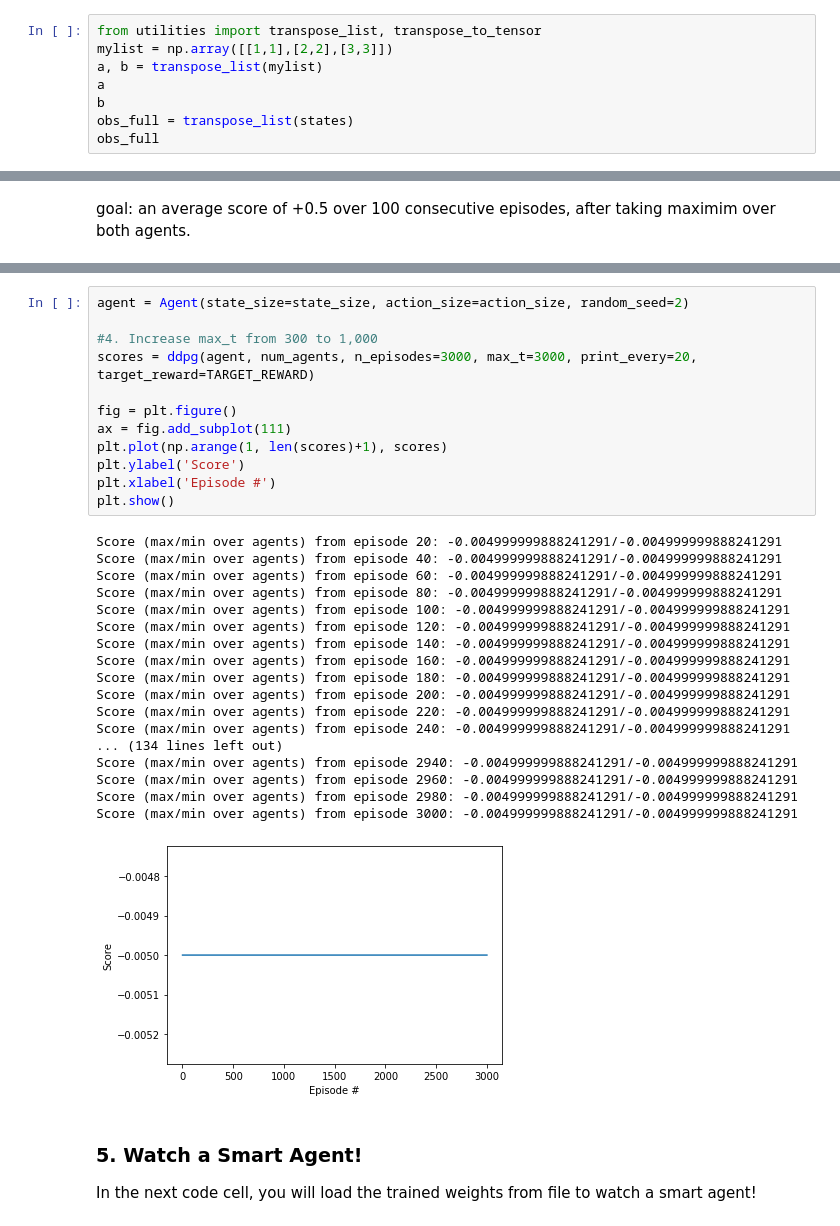
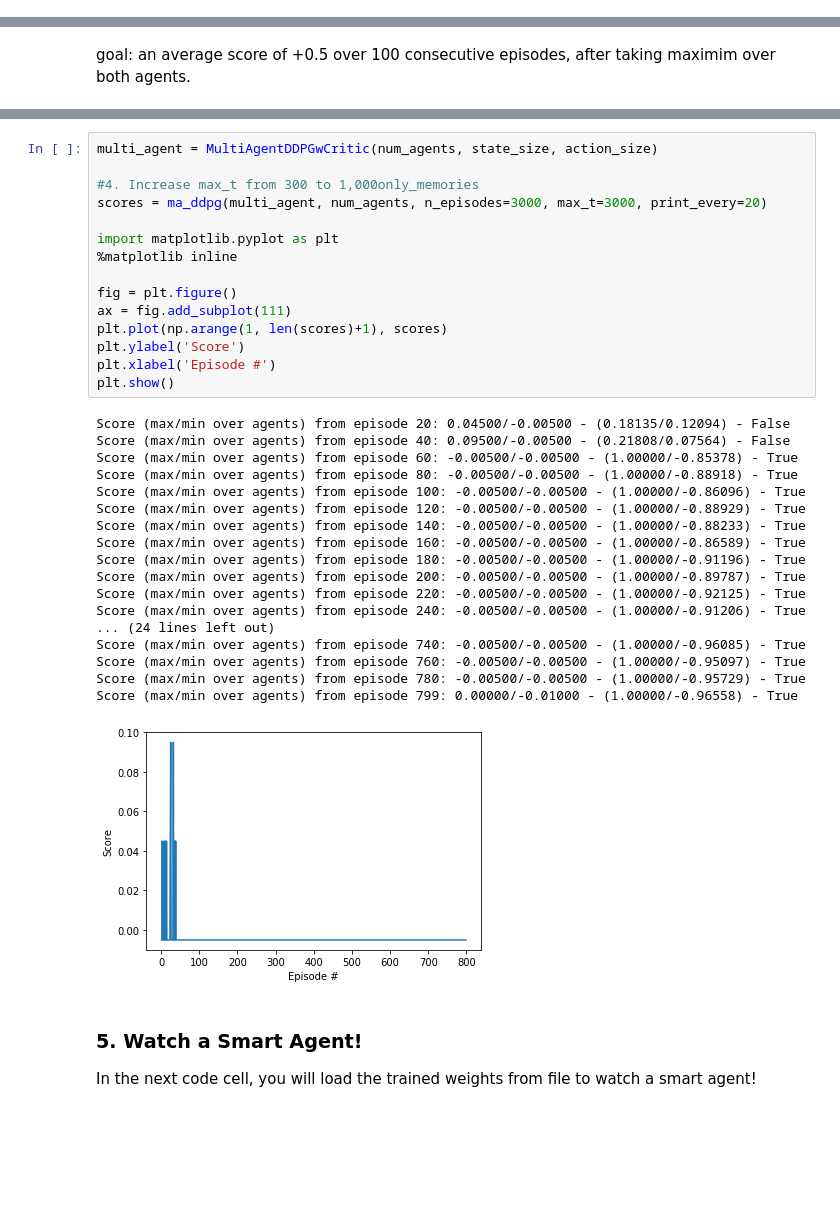
Before and after one commit to YoshiyukiKono/DRL_P3_Collaboration-and-Competition, a Jupyter notebook: Tennis.ipynb, the cells around one changed output, grey strips where cells are left out. Cells and saved outputs as stored; diff of their text form; blank space fills up the shorter version.

```diff
--- a/Tennis.ipynb
+++ b/Tennis.ipynb
@@ -510,8 +149,0 @@ class MADDPG:
-# %%
-from utilities import transpose_list, transpose_to_tensor
-mylist = np.array([[1,1],[2,2],[3,3]])
-a, b = transpose_list(mylist)
-a
-b
-obs_full = transpose_list(states)
-obs_full
@@ -1365,35 +581,38 @@ def run_ddpg(agent, num_agents,scores_total, n_episodes=1000, max_t=300, print_e
     return scores_total
 # %%
-agent = Agent(state_size=state_size, action_size=action_size, random_seed=2)
+multi_agent = MultiAgentDDPGwCritic(num_agents, state_size, action_size)
 
-#4. Increase max_t from 300 to 1,000
-scores = ddpg(agent, num_agents, n_episodes=3000, max_t=3000, print_every=20, target_reward=TARGET_REWARD)
+#4. Increase max_t from 300 to 1,000only_memories
+scores = ma_ddpg(multi_agent, num_agents, n_episodes=3000, max_t=3000, print_every=20)
+
+import matplotlib.pyplot as plt
+%matplotlib inline
 
 fig = plt.figure()
 ax = fig.add_subplot(111)
 plt.plot(np.arange(1, len(scores)+1), scores)
 plt.ylabel('Score')
 plt.xlabel('Episode #')
 plt.show()
 # %% [output]
-Score (max/min over agents) from episode 20: -0.004999999888241291/-0.004999999888241291
-Score (max/min over agents) from episode 40: -0.004999999888241291/-0.004999999888241291
-Score (max/min over agents) from episode 60: -0.004999999888241291/-0.004999999888241291
-Score (max/min over agents) from episode 80: -0.004999999888241291/-0.004999999888241291
-Score (max/min over agents) from episode 100: -0.004999999888241291/-0.004999999888241291
-Score (max/min over agents) from episode 120: -0.004999999888241291/-0.004999999888241291
-Score (max/min over agents) from episode 140: -0.004999999888241291/-0.004999999888241291
-Score (max/min over agents) from episode 160: -0.004999999888241291/-0.004999999888241291
-Score (max/min over agents) from episode 180: -0.004999999888241291/-0.004999999888241291
-Score (max/min over agents) from episode 200: -0.004999999888241291/-0.004999999888241291
-Score (max/min over agents) from episode 220: -0.004999999888241291/-0.004999999888241291
-Score (max/min over agents) from episode 240: -0.004999999888241291/-0.004999999888241291
-... (134 lines left out)
-Score (max/min over agents) from episode 2940: -0.004999999888241291/-0.004999999888241291
-Score (max/min over agents) from episode 2960: -0.004999999888241291/-0.004999999888241291
-Score (max/min over agents) from episode 2980: -0.004999999888241291/-0.004999999888241291
-Score (max/min over agents) from episode 3000: -0.004999999888241291/-0.004999999888241291
+Score (max/min over agents) from episode 20: 0.04500/-0.00500 - (0.18135/0.12094) - False
+Score (max/min over agents) from episode 40: 0.09500/-0.00500 - (0.21808/0.07564) - False
+Score (max/min over agents) from episode 60: -0.00500/-0.00500 - (1.00000/-0.85378) - True
+Score (max/min over agents) from episode 80: -0.00500/-0.00500 - (1.00000/-0.88918) - True
+Score (max/min over agents) from episode 100: -0.00500/-0.00500 - (1.00000/-0.86096) - True
+Score (max/min over agents) from episode 120: -0.00500/-0.00500 - (1.00000/-0.88929) - True
+Score (max/min over agents) from episode 140: -0.00500/-0.00500 - (1.00000/-0.88233) - True
+Score (max/min over agents) from episode 160: -0.00500/-0.00500 - (1.00000/-0.86589) - True
+Score (max/min over agents) from episode 180: -0.00500/-0.00500 - (1.00000/-0.91196) - True
+Score (max/min over agents) from episode 200: -0.00500/-0.00500 - (1.00000/-0.89787) - True
+Score (max/min over agents) from episode 220: -0.00500/-0.00500 - (1.00000/-0.92125) - True
+Score (max/min over agents) from episode 240: -0.00500/-0.00500 - (1.00000/-0.91206) - True
+... (24 lines left out)
+Score (max/min over agents) from episode 740: -0.00500/-0.00500 - (1.00000/-0.96085) - True
+Score (max/min over agents) from episode 760: -0.00500/-0.00500 - (1.00000/-0.95097) - True
+Score (max/min over agents) from episode 780: -0.00500/-0.00500 - (1.00000/-0.95729) - True
+Score (max/min over agents) from episode 799: 0.00000/-0.01000 - (1.00000/-0.96558) - True
-[figure, old version]
+[figure, new version]
 # %% [markdown]
 ### 5. Watch a Smart Agent!
 In the next code cell, you will load the trained weights from file to watch a smart agent!
```
Also changed, not shown: parts of 44 cells of this notebook.
